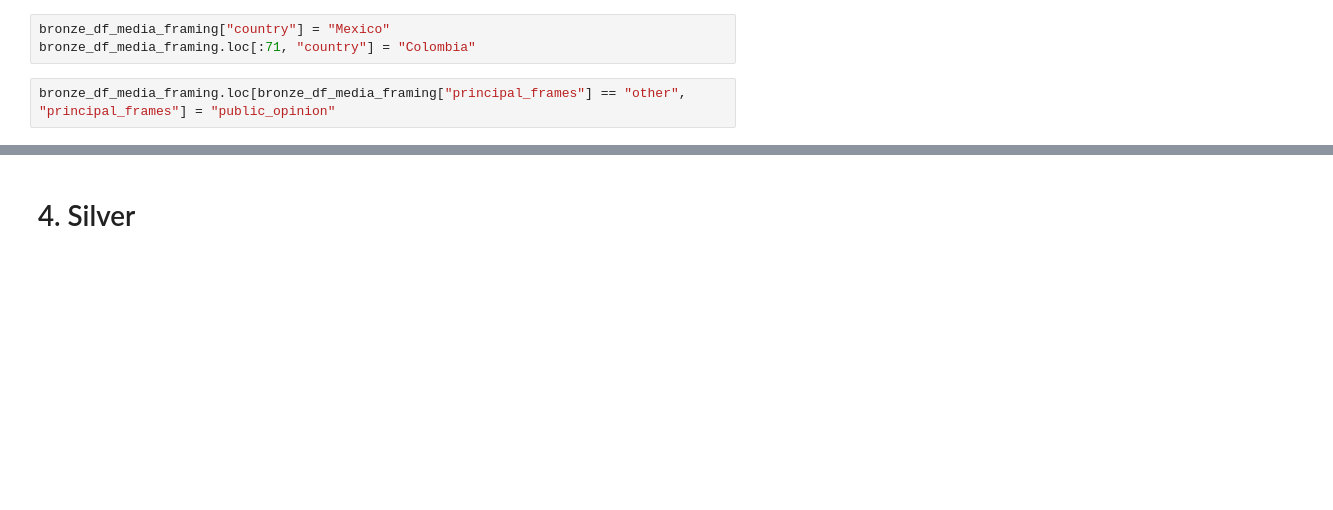
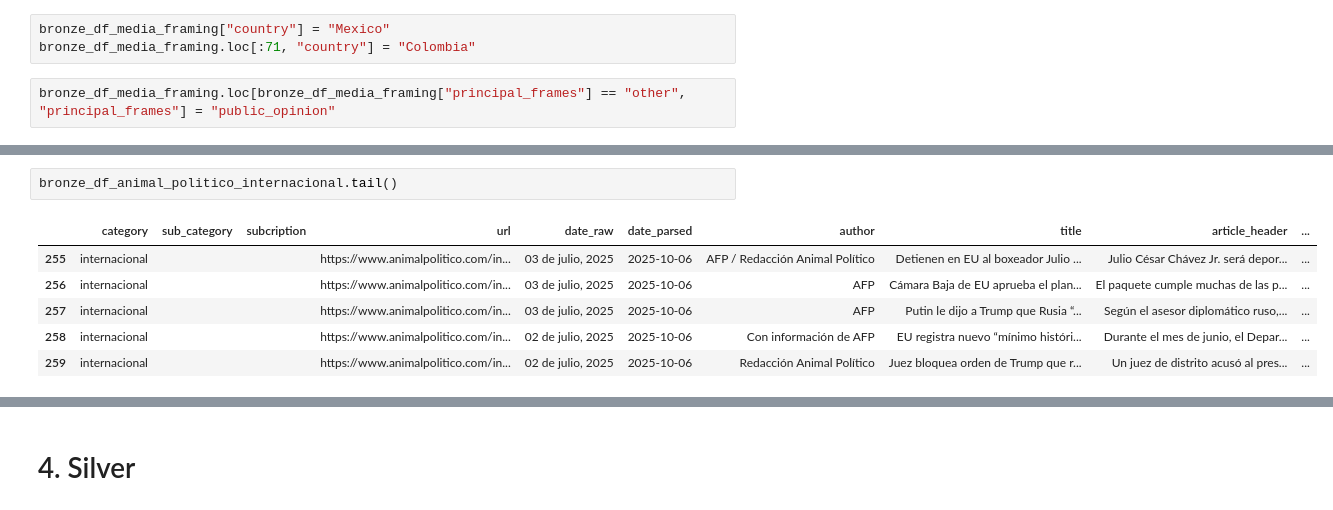
Before and after one commit to BlueAutomata/tesis-optimizacion-de-modelos-de-question-answering, a Jupyter notebook: src/notebooks/02_1_data_preprocessing.ipynb, the cells around one changed output, grey strips where cells are left out. Drawn from its saved outputs; the diff is of its cells as text; blank space fills up the shorter version.

Commit message:
complete bronze

```diff
--- a/src/notebooks/02_1_data_preprocessing.ipynb
+++ b/src/notebooks/02_1_data_preprocessing.ipynb
@@ -120,0 +100,9 @@ bronze_df_media_framing.loc[bronze_df_media_framing["principal_frames"] == "othe
+# %%
+bronze_df_animal_politico_internacional.tail()
+# %% [output]
+|  | category | sub_category | subcription | url | date_raw | date_parsed | author | title | article_header | ... |
+| 255 | internacional |  |  | https://www.animalpolitico.com/in... | 03 de julio, 2025 | 2025-10-06 | AFP / Redacción Animal Político | Detienen en EU al boxeador Julio ... | Julio César Chávez Jr. será depor... | ... |
+| 256 | internacional |  |  | https://www.animalpolitico.com/in... | 03 de julio, 2025 | 2025-10-06 | AFP | Cámara Baja de EU aprueba el plan... | El paquete cumple muchas de las p... | ... |
+| 257 | internacional |  |  | https://www.animalpolitico.com/in... | 03 de julio, 2025 | 2025-10-06 | AFP | Putin le dijo a Trump que Rusia “... | Según el asesor diplomático ruso,... | ... |
+| 258 | internacional |  |  | https://www.animalpolitico.com/in... | 02 de julio, 2025 | 2025-10-06 | Con información de AFP | EU registra nuevo “mínimo históri... | Durante el mes de junio, el Depar... | ... |
+| 259 | internacional |  |  | https://www.animalpolitico.com/in... | 02 de julio, 2025 | 2025-10-06 | Redacción Animal Político | Juez bloquea orden de Trump que r... | Un juez de distrito acusó al pres... | ... |
```
Also changed, not shown: parts of 54 cells of this notebook.
